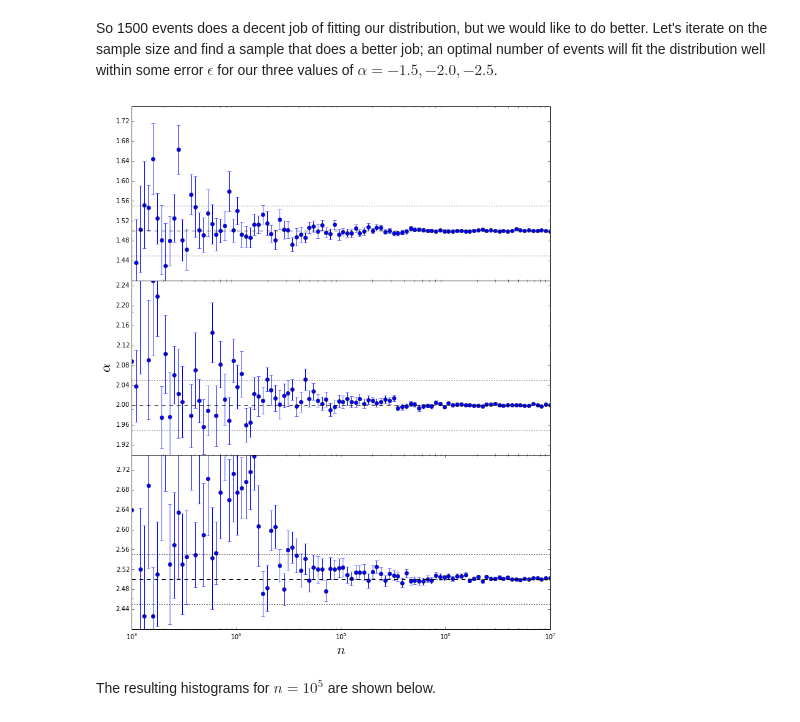
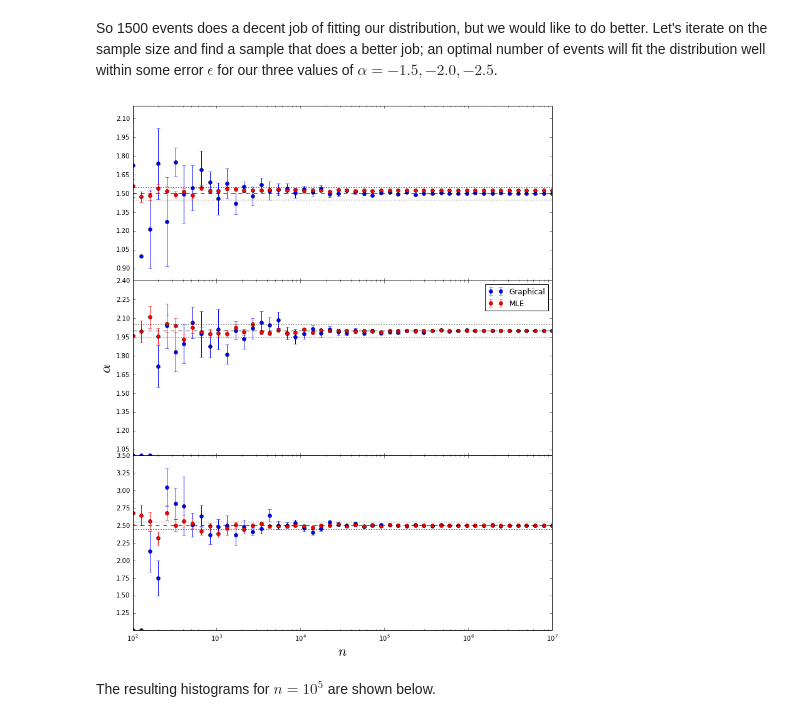
Before and after one commit to wtbarnes/research_notebook, a Jupyter notebook: EBTEL/ebtel_heating_statistics.ipynb, the cells around one changed output. Saved outputs shown, nothing was run; the diff lists cells and outputs as text; code cells hidden in the pictures.

```diff
--- a/EBTEL/ebtel_heating_statistics.ipynb
+++ b/EBTEL/ebtel_heating_statistics.ipynb
@@ -40,55 +43,47 @@ No file specified. Variable namespace will not be populated.
 # %% [markdown]
 So 1500 events does a decent job of fitting our distribution, but we would like to do better. Let's iterate on the sample size and find a sample that does a better job; an optimal number of events will fit the distribution well within some error $\epsilon$ for our three values of $\alpha=-1.5,-2.0,-2.5$.
 # %%
-def alpha_iterator(pl_instance,a0,a1,alpha,n):
+def alpha_iterator(alpha_list,pl_instance,a0,a1,alpha,n):
     np.random.seed()
     x0 = np.random.rand(n)
     pl_instance.events = pl_dist(a0,a1,alpha,x0)
-    alpha,sigma = pl_instance.plot_event_distribution(no_show=True)
-    return alpha,sigma
+    alpha_dict = pl_instance.plot_event_distribution(show_plot=False)
+    alpha_list['graphical']['alpha'].append(np.fabs(alpha_dict['graphical']['alpha']))
+    alpha_list['graphical']['sigma'].append(alpha_dict['graphical']['sigma'])
+    alpha_list['mle']['alpha'].append(np.fabs(alpha_dict['mle']['alpha']))
+    alpha_list['mle']['sigma'].append(alpha_dict['mle']['sigma'])
 # %%
-n = np.logspace(3,7,100)
+n = np.logspace(2,7,50)
 n = [int(i) for i in n]
 pl_indices=[-1.5,-2.0,-2.5]
 #alpha-1.5
-alpha15_list = []
-sigma15_list = []
+alpha15_list = {'graphical':{'alpha':[],'sigma':[]},'mle':{'alpha':[],'sigma':[]}}
+alpha20_list = {'graphical':{'alpha':[],'sigma':[]},'mle':{'alpha':[],'sigma':[]}}
+alpha25_list = {'graphical':{'alpha':[],'sigma':[]},'mle':{'alpha':[],'sigma':[]}}
 for i in range(len(n)):
-    alpha_temp,sigma_temp = alpha_iterator(pl_plotter,a0,a1,pl_indices[0],n[i])
-    alpha15_list.append(np.fabs(alpha_temp)),sigma15_list.append(np.fabs(sigma_temp))
-#alpha=2.0
-alpha20_list = []
-sigma20_list = []
-for i in range(len(n)):
-    alpha_temp,sigma_temp = alpha_iterator(pl_plotter,a0,a1,pl_indices[1],n[i])
-    alpha20_list.append(np.fabs(alpha_temp)),sigma20_list.append(np.fabs(sigma_temp))
-#alpha=2.5
-alpha25_list = []
-sigma25_list = []
-for i in range(len(n)):
-    alpha_temp,sigma_temp = alpha_iterator(pl_plotter,a0,a1,pl_indices[2],n[i])
-    alpha25_list.append(np.fabs(alpha_temp)),sigma25_list.append(np.fabs(sigma_temp))
+    alpha_iterator(alpha15_list,pl_plotter,a0,a1,pl_indices[0],n[i])
+    alpha_iterator(alpha20_list,pl_plotter,a0,a1,pl_indices[1],n[i])
+    alpha_iterator(alpha25_list,pl_plotter,a0,a1,pl_indices[2],n[i])
 # %%
-fig,ax = plt.subplots(3,1,figsize=(12,15))
+fig,ax = plt.subplots(3,1,figsize=(12,15),sharex=True)
 plt.subplots_adjust(hspace=0.0)
 alphas = [alpha15_list,alpha20_list,alpha25_list]
-sigmas = [sigma15_list,sigma20_list,sigma25_list]
 for i in range(len(pl_indices)):
-    ax[i].errorbar(n,alphas[i],yerr=sigmas[i],fmt='bo')
+    ax[i].errorbar(n,alphas[i]['graphical']['alpha'],yerr=alphas[i]['graphical']['sigma'],fmt='bo',label=r'Graphical')
+    ax[i].errorbar(n,alphas[i]['mle']['alpha'],yerr=alphas[i]['mle']['sigma'],fmt='ro',label=r'MLE')
     ax[i].plot([n[0],n[-1]],[np.fabs(pl_indices[i]),np.fabs(pl_indices[i])],'--k')
     ax[i].plot([n[0],n[-1]],[np.fabs(pl_indices[i])-0.05,np.fabs(pl_indices[i])-0.05],':k')
     ax[i].plot([n[0],n[-1]],[np.fabs(pl_indices[i])+0.05,np.fabs(pl_indices[i])+0.05],':k')
     ax[i].set_xscale('log')
     ax[i].yaxis.set_major_locator(MaxNLocator(prune='lower'))
     ax[i].set_xlim([n[0],n[-1]])
-    ax[i].set_ylim([np.fabs(pl_indices[i])-0.1,np.fabs(pl_indices[i])+0.25])
-    if i <(len(pl_indices)-1):
-        ax[i].set_xticks([])
+    #ax[i].set_ylim([np.fabs(pl_indices[i])-0.1,np.fabs(pl_indices[i])+0.25])
 ax[1].set_ylabel(r'$\alpha$',fontsize=22)
 ax[2].set_xlabel(r'$n$',fontsize=22)
+ax[1].legend(loc='best')
 plt.show()
 # %% [output]
-[figure, old version]
+[figure, new version]
 # %% [markdown]
 The resulting histograms for $n=10^5$ are shown below.
 # %%
```
Also changed, not shown: parts of 15 cells of this notebook, 6 other files.
